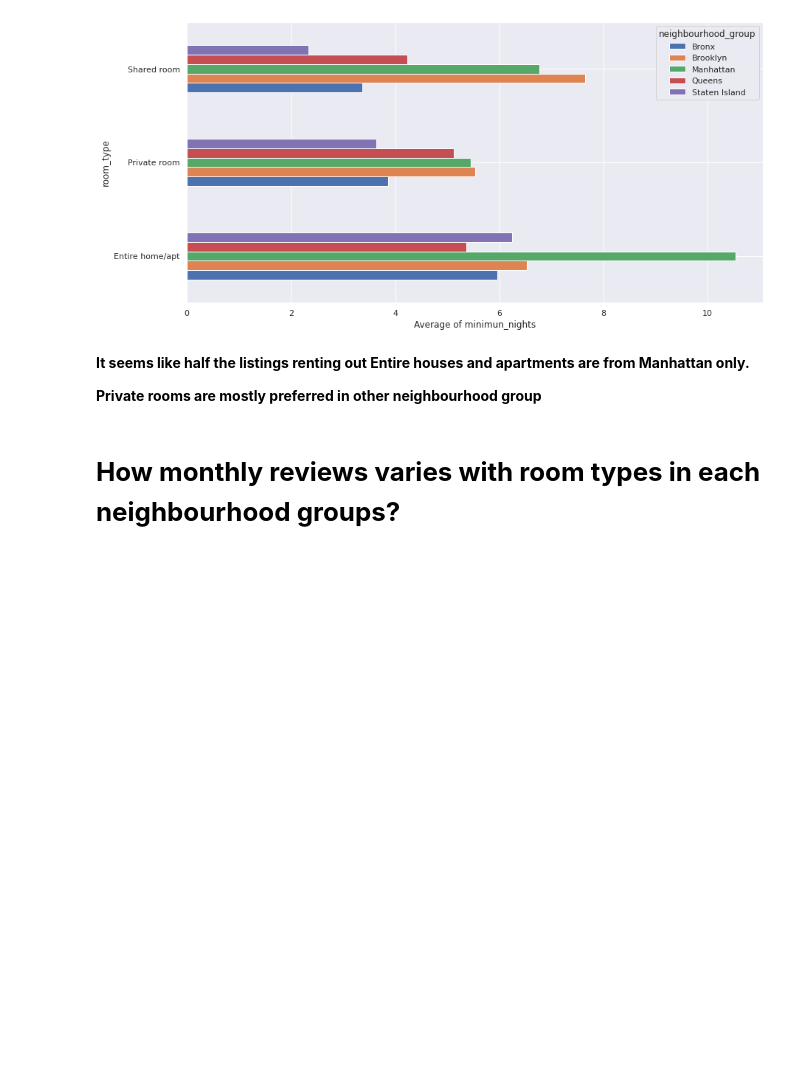
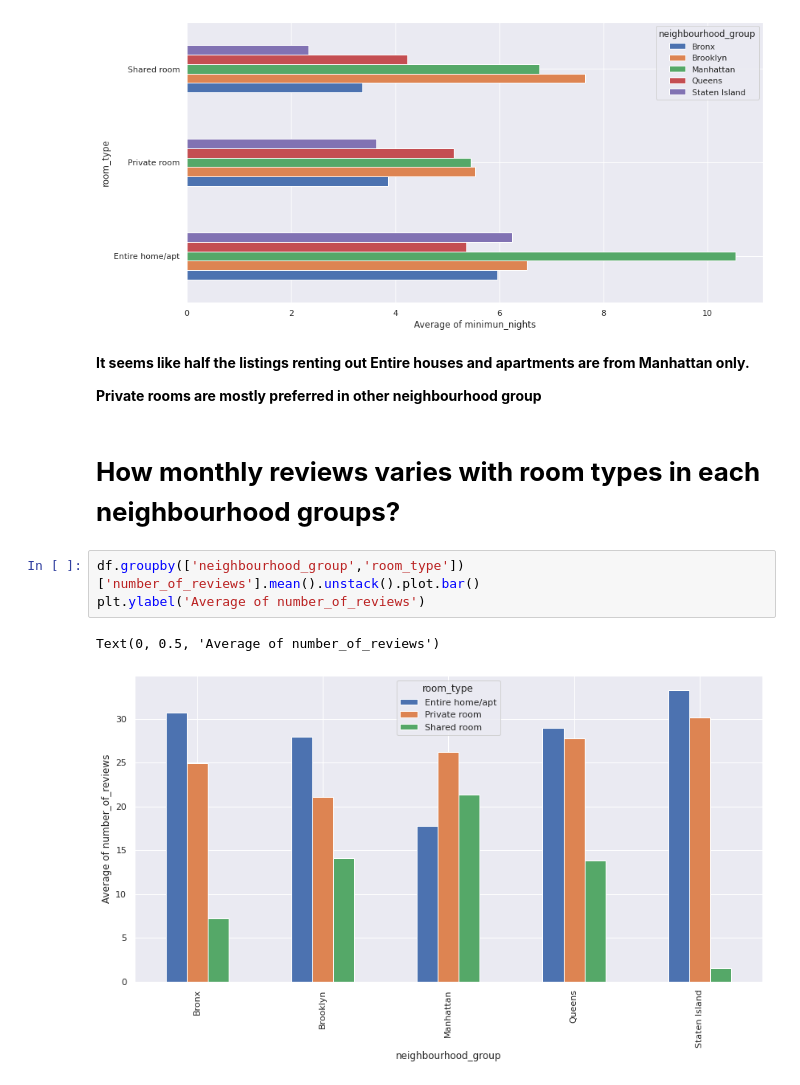
Before and after one commit to ShuklaRajni/Airbnb-Booking-Analysis, a Jupyter notebook: Airbnb_Booking_Analysis.ipynb, the cells around one changed output. Saved outputs shown, nothing was run; the diff lists cells and outputs as text; blank space fills up the shorter version.

```diff
--- a/Airbnb_Booking_Analysis.ipynb
+++ b/Airbnb_Booking_Analysis.ipynb
@@ -401,3 +401,9 @@ Text(0.5, 0, 'Average of minimun_nights')
 **Private rooms are mostly preferred in other neighbourhood group**
 # %% [markdown]
 # **How monthly reviews varies with room types in each neighbourhood groups?**
+# %%
+df.groupby(['neighbourhood_group','room_type'])['number_of_reviews'].mean().unstack().plot.bar()
+plt.ylabel('Average of number_of_reviews')
+# %% [output]
+Text(0, 0.5, 'Average of number_of_reviews')
+[figure, added]
```
Also changed, not shown: parts of 10 cells of this notebook.
